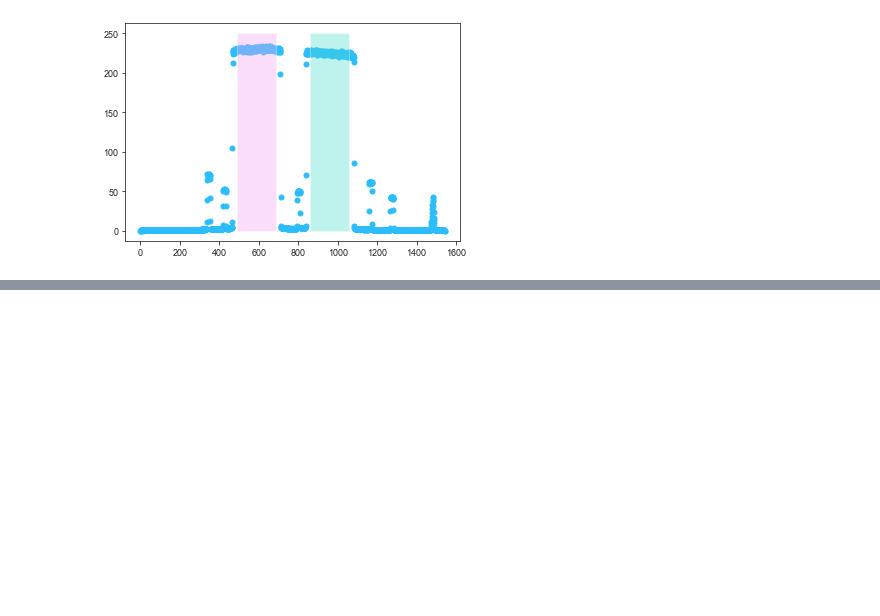
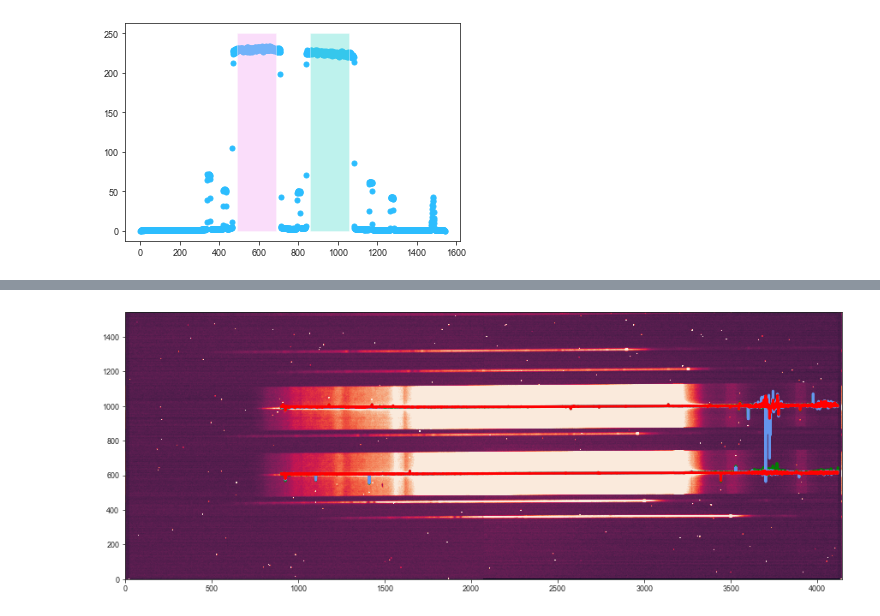
Before and after one commit to natalieallen/LBT-Data-Analysis, a Jupyter notebook: LBT_Data_Calibration.ipynb, the cells around one changed output, grey strips where cells are left out. Saved outputs shown, nothing was run; the diff lists cells and outputs as text; code cells hidden in the pictures; blank space fills up the shorter version.

```diff
--- a/LBT_Data_Calibration.ipynb
+++ b/LBT_Data_Calibration.ipynb
@@ -474,0 +597,18 @@ data_clean(cal_dict, data_files)
+# %%
+# single test frame
+test_trace = trace_spectrum_cuts(cleaned_data[0])
+# %%
+plt.figure(figsize=(15,10))
+im = plt.imshow(data)
+im.set_clim(-5,20)
+plt.xlim(0,4144)
+plt.ylim(0,1544)
+plt.plot(x_upper_g,y_upper_g,color='green',lw=3)
+plt.plot(x_lower_g,y_lower_g,color='green',lw=3)
+plt.plot(x_upper,y_upper,color='cornflowerblue',lw=3)
+plt.plot(x_lower,y_lower,color='cornflowerblue',lw=3)
+plt.plot(test_trace[0][0],test_trace[0][1],color='red',lw=3)
+plt.plot(test_trace[1][0],test_trace[1][1],color='red',lw=3)
+plt.show()
+# %% [output]
+[figure, added]
```
Also changed, not shown: parts of 21 cells of this notebook.
